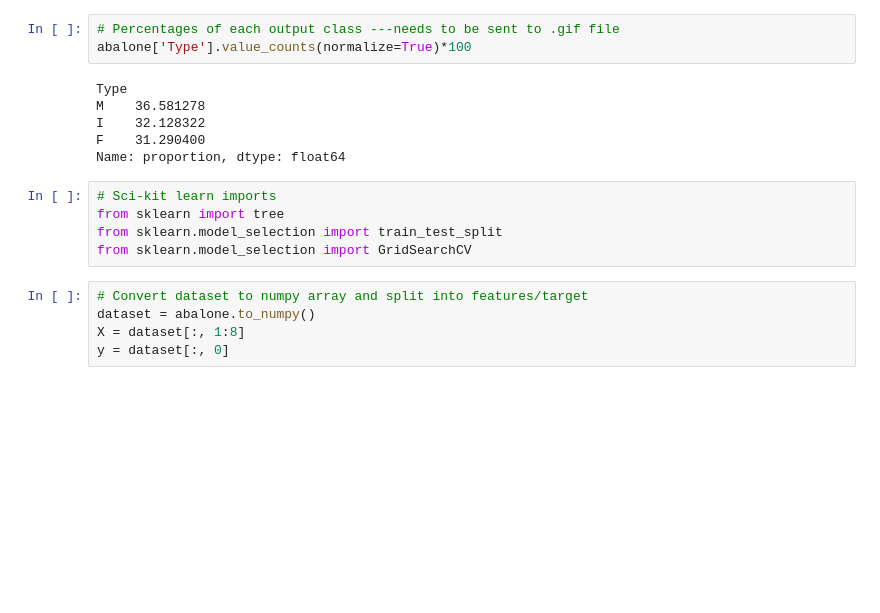
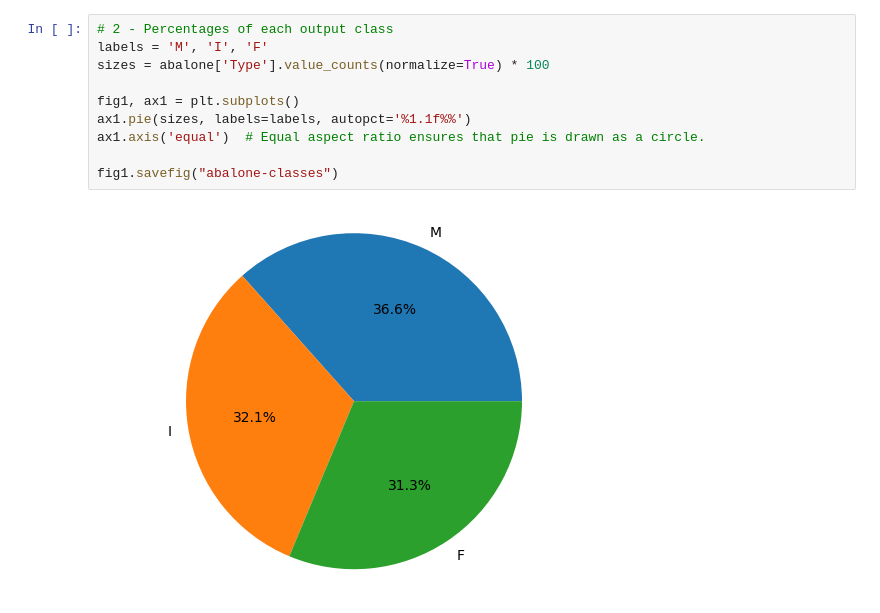
Before and after one commit to SarahMucci0312/COMP472-A1, a Jupyter notebook: abalone.ipynb, the cells around one changed output. Drawn from its saved outputs; the diff is of its cells as text; blank space fills up the shorter version.

```diff
--- a/abalone.ipynb
+++ b/abalone.ipynb
@@ -19,20 +31,13 @@ abalone.sample(5)
-# %%
-# Percentages of each output class ---needs to be sent to .gif file
-abalone['Type'].value_counts(normalize=True)*100
-# %% [output]
-Type
-M    36.581278
-I    32.128322
-F    31.290400
-Name: proportion, dtype: float64
-# %%
-# Sci-kit learn imports
-from sklearn import tree
-from sklearn.model_selection import train_test_split
-from sklearn.model_selection import GridSearchCV
-# %%
-# Convert dataset to numpy array and split into features/target
-dataset = abalone.to_numpy()
-X = dataset[:, 1:8]
-y = dataset[:, 0]
+# %%
+# 2 - Percentages of each output class
+labels = 'M', 'I', 'F'
+sizes = abalone['Type'].value_counts(normalize=True) * 100
+
+fig1, ax1 = plt.subplots()
+ax1.pie(sizes, labels=labels, autopct='%1.1f%%')
+ax1.axis('equal')  # Equal aspect ratio ensures that pie is drawn as a circle.
+
+fig1.savefig("abalone-classes")
+# %% [output]
+[figure, added]
 # %%
```
Also changed, not shown: parts of 9 cells of this notebook, 3 other files.
